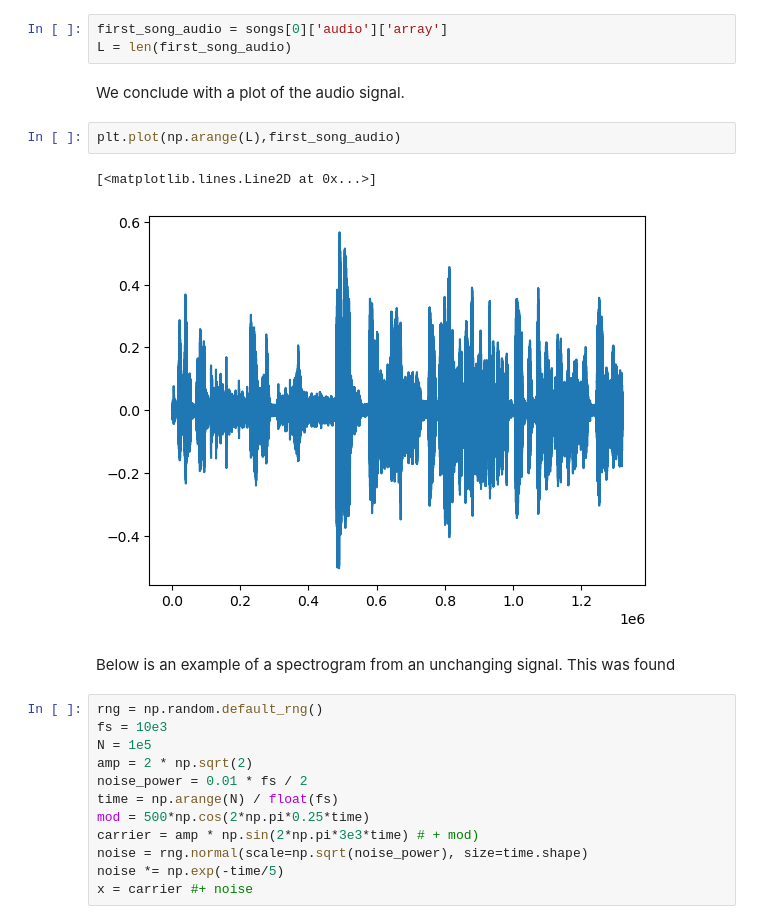
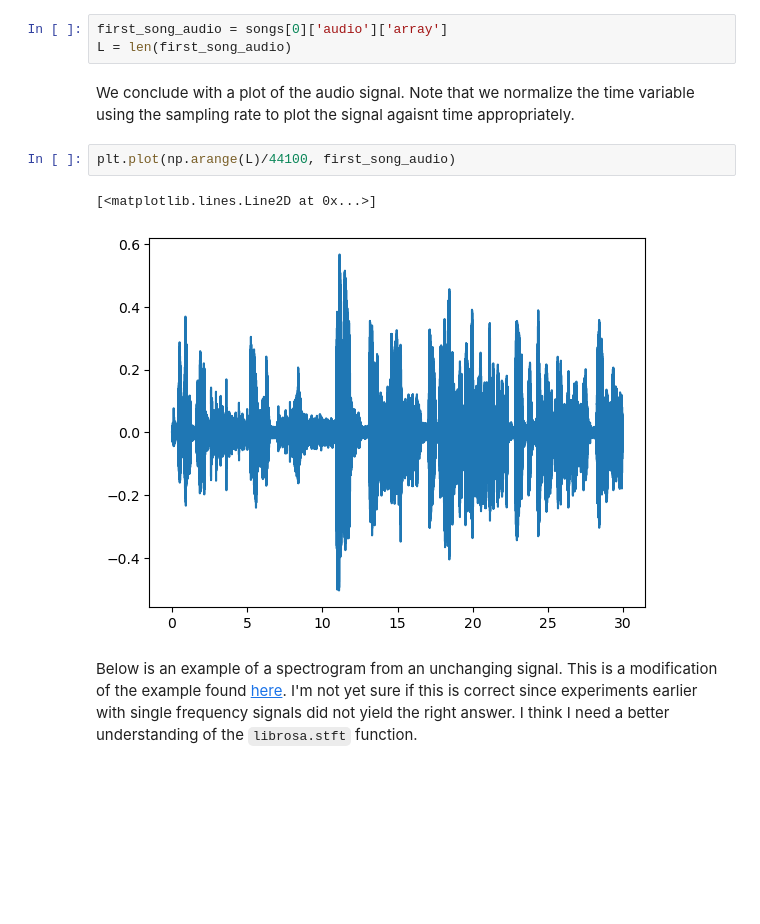
Before and after one commit to allispaul/audiobot, a Jupyter notebook: EDA/downloading_data_and_plot_example.ipynb, the cells around one changed output. Saved outputs shown, nothing was run; the diff lists cells and outputs as text; blank space fills up the shorter version.

Commit message:
updated example to include spectrogram

```diff
--- a/EDA/downloading_data_and_plot_example.ipynb
+++ b/EDA/downloading_data_and_plot_example.ipynb
@@ -40,23 +39,11 @@ songs[0]
 first_song_audio = songs[0]['audio']['array']
 L = len(first_song_audio)
 # %% [markdown]
-We conclude with a plot of the audio signal.
+We conclude with a plot of the audio signal. Note that we normalize the time variable using the sampling rate to plot the signal agaisnt time appropriately.
 # %%
-plt.plot(np.arange(L),first_song_audio)
+plt.plot(np.arange(L)/44100, first_song_audio)
 # %% [output]
 [<matplotlib.lines.Line2D at 0x...>]
-[figure, old version]
+[figure, new version]
 # %% [markdown]
-Below is an example of a spectrogram from an unchanging signal. This was found
+Below is an example of a spectrogram from an unchanging signal. This is a modification of the example found [here](https://huggingface.co/learn/audio-course/chapter1/audio_data). I'm not yet sure if this is correct since experiments earlier with single frequency signals did not yield the right answer. I think I need a better understanding of the <code>librosa.stft</code> function.
-# %%
-rng = np.random.default_rng()
-fs = 10e3
-N = 1e5
-amp = 2 * np.sqrt(2)
-noise_power = 0.01 * fs / 2
-time = np.arange(N) / float(fs)
-mod = 500*np.cos(2*np.pi*0.25*time)
-carrier = amp * np.sin(2*np.pi*3e3*time) # + mod)
-noise = rng.normal(scale=np.sqrt(noise_power), size=time.shape)
-noise *= np.exp(-time/5)
-x = carrier #+ noise
```
Also changed, not shown: parts of 4 cells of this notebook.
